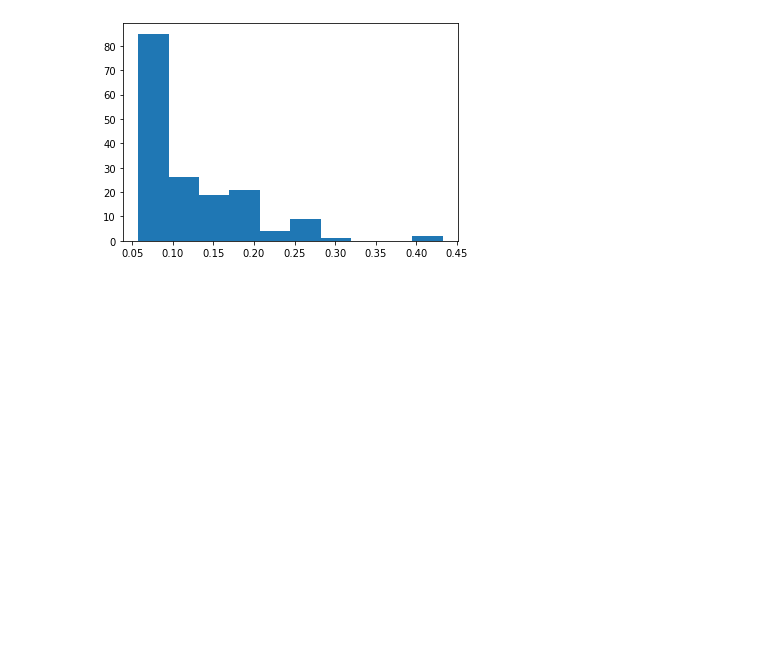
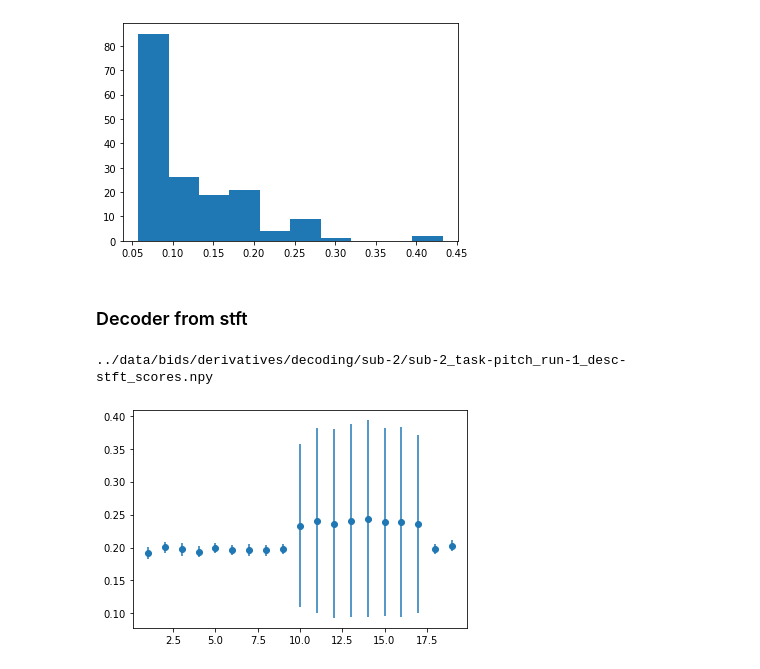
Before and after one commit to letitiayhho/tone-target-monitoring-2, a Jupyter notebook: scripts/decoder_results.ipynb, the cells around one changed output. Saved outputs shown, nothing was run; the diff lists cells and outputs as text; code cells hidden in the pictures; blank space fills up the shorter version.

Commit message:
Add results from decoding over stft coefficients

```diff
--- a/scripts/decoder_results.ipynb
+++ b/scripts/decoder_results.ipynb
@@ -14,7 +16,7 @@ from scipy.stats import ttest_1samp
 data = {}
 root = Path('../data/bids/derivatives/decoding')
 for file in root.rglob("*"):
-    if 'log_reg_scores.npy' not in file.name:
+    if 'log_reg_scoresx' not in file.name:
         continue
     key = re.findall('(.*?)_desc', file.name)[0]
     value = np.load(file)
@@ -51,3 +53,35 @@ min(p)
 # %% [output]
 0.057383184954067225
 [figure]
+# %% [markdown]
+### Decoder from stft
+# %%
+data = {}
+root = Path('../data/bids/derivatives/decoding')
+for file in root.rglob("*"):
+    if 'stft_scores' not in file.name:
+        continue
+    if 'sub-2_' in file.name:
+        print(file)
+        continue
+    key = re.findall('(.*?)_desc', file.name)[0]
+    value = np.load(file)
+    data[key] = value
+
+df = pd.DataFrame.from_dict(data)
+df = df.transpose()
+# %% [output]
+../data/bids/derivatives/decoding/sub-2/sub-2_task-pitch_run-1_desc-stft_scores.npy
+# %%
+# Mean over subjects
+means = df.mean(axis = 0)
+
+# Standard deviation
+stds = df.std(axis = 0)
+
+# Plot
+x = np.arange(len(means))+1
+plt.errorbar(x, means, yerr = stds, fmt = 'o')
+plt.show()
+# %% [output]
+[figure, added]
```
Also changed, not shown: parts of 3 cells of this notebook.
